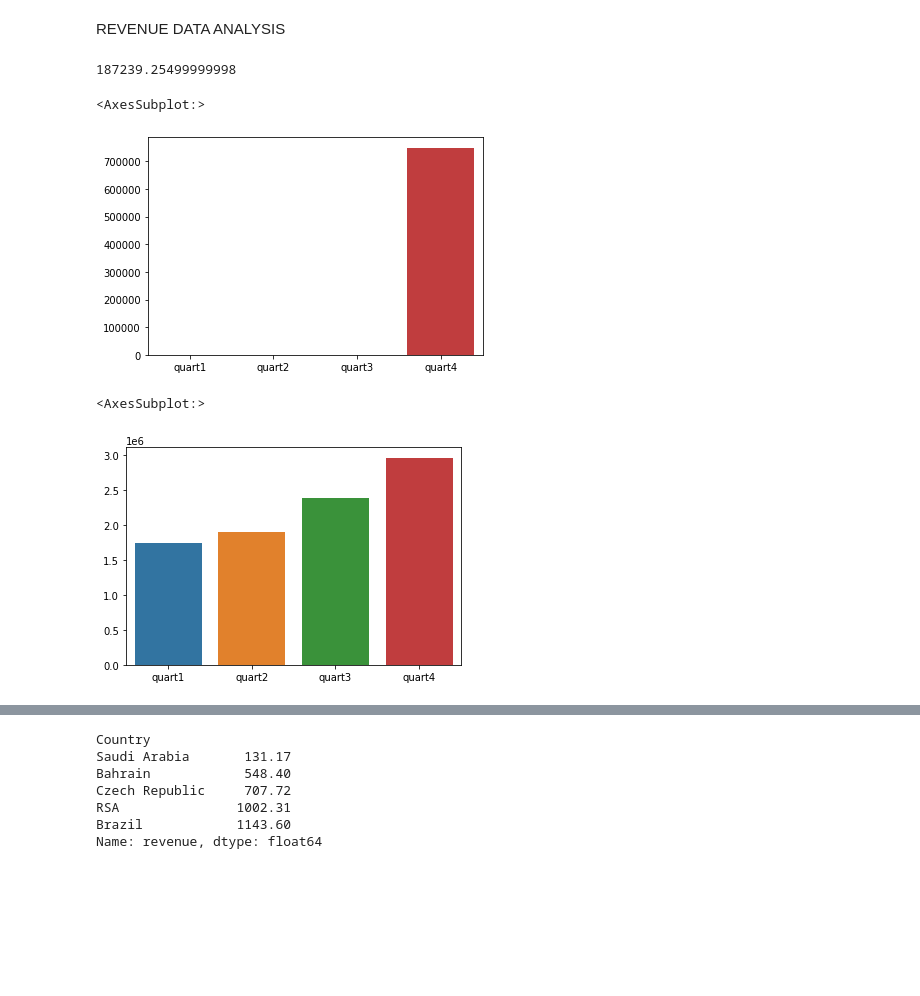
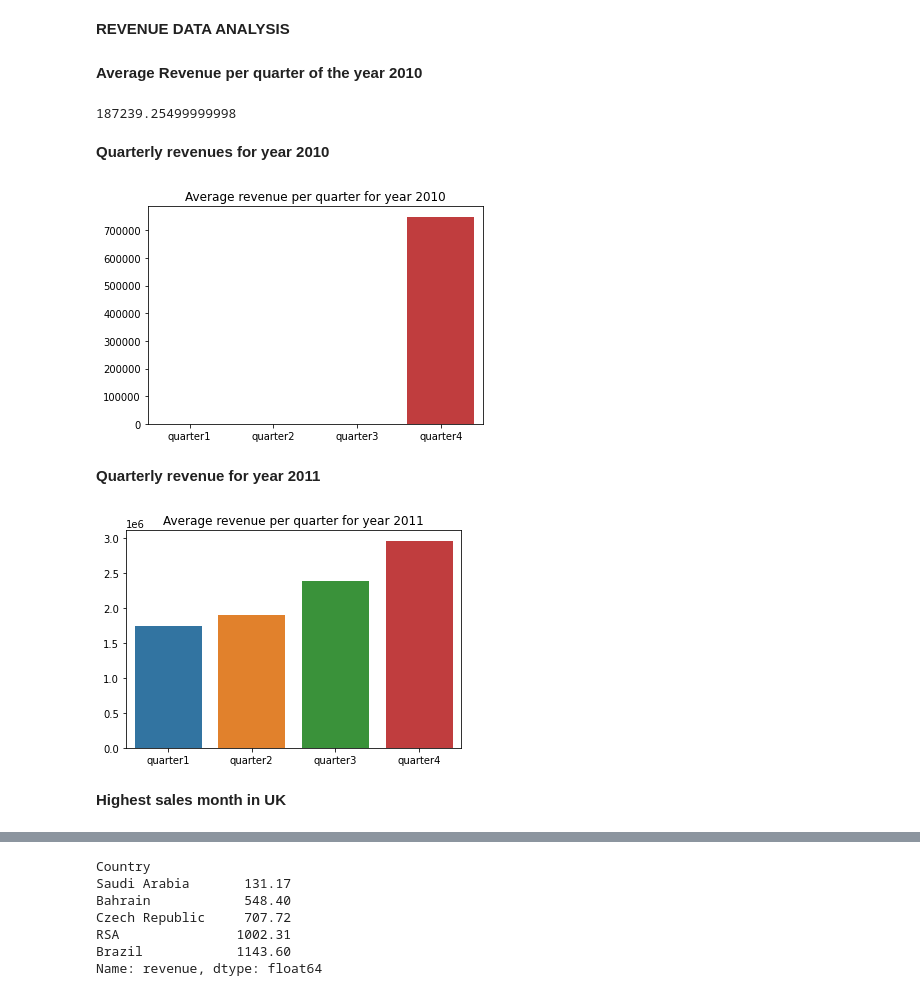
Before and after one commit to sameerksingh1236/Team_B_sameer_abhay, a Jupyter notebook: DataAnalysis/Data_Analysis_Sol.ipynb, the cells around one changed output, grey strips where cells are left out. Drawn from its saved outputs; the diff is of its cells as text; code cells hidden in the pictures; blank space fills up the shorter version.

Commit message:
Added final solution for Data Analysis Case Study

```diff
--- a/DataAnalysis/Data_Analysis_Sol.ipynb
+++ b/DataAnalysis/Data_Analysis_Sol.ipynb
@@ -76,5 +87,7 @@ IndexingError: Unalignable boolean Series provided as indexer (index of the bool
 # %% [markdown]
-REVENUE DATA ANALYSIS
+**REVENUE DATA ANALYSIS**
 # %%
 data['revenue']=data['Quantity']*data['UnitPrice']  #Adding a new Revenue column
+# %% [markdown]
+**Average Revenue per quarter of the year 2010**
 # %%
@@ -82,31 +94,38 @@ data['revenue']=data['Quantity']*data['UnitPrice']  #Adding a new Revenue column
 data[data['year']==2010]['revenue'].sum()/4
 # %% [output]
 187239.25499999998
+# %% [markdown]
+**Quarterly revenues for year 2010**
 # %%
-#Reve
 rev_year=data[data['year']==2010]
 rev_year.groupby('month').sum()
 rev_year_qt=dict()
-rev_year_qt['quart1']=rev_year[(rev_year['month']<=3)]['revenue'].sum()
-rev_year_qt['quart2']=rev_year[(rev_year['month']>3) & (rev_year['month']<=6)]['revenue'].sum()
-rev_year_qt['quart3']=rev_year[(rev_year['month']>6) & (rev_year['month']<=9)]['revenue'].sum()
-rev_year_qt['quart4']=rev_year[(rev_year['month']>9) & (rev_year['month']<=12)]['revenue'].sum()
+rev_year_qt['quarter1']=rev_year[(rev_year['month']<=3)]['revenue'].sum()
+rev_year_qt['quarter2']=rev_year[(rev_year['month']>3) & (rev_year['month']<=6)]['revenue'].sum()
+rev_year_qt['quarter3']=rev_year[(rev_year['month']>6) & (rev_year['month']<=9)]['revenue'].sum()
+rev_year_qt['quarter4']=rev_year[(rev_year['month']>9) & (rev_year['month']<=12)]['revenue'].sum()
 rev_per_quarter=pd.Series(data=rev_year_qt)
+plt.title('Average revenue per quarter for year 2010')
 snb.barplot(x=rev_per_quarter.index,y=rev_per_quarter.values)
+plt.show()
 # %% [output]
-<AxesSubplot:>
-[figure, old version]
+[figure, new version]
+# %% [markdown]
+**Quarterly revenue for year 2011**
 # %%
 rev_year=data[data['year']==2011]
 rev_year.groupby('month').sum()
 rev_year_qt=dict()
-rev_year_qt['quart1']=rev_year[(rev_year['month']<=3)]['revenue'].sum()
-rev_year_qt['quart2']=rev_year[(rev_year['month']>3) & (rev_year['month']<=6)]['revenue'].sum()
-rev_year_qt['quart3']=rev_year[(rev_year['month']>6) & (rev_year['month']<=9)]['revenue'].sum()
-rev_year_qt['quart4']=rev_year[(rev_year['month']>9) & (rev_year['month']<=12)]['revenue'].sum()
+rev_year_qt['quarter1']=rev_year[(rev_year['month']<=3)]['revenue'].sum()
+rev_year_qt['quarter2']=rev_year[(rev_year['month']>3) & (rev_year['month']<=6)]['revenue'].sum()
+rev_year_qt['quarter3']=rev_year[(rev_year['month']>6) & (rev_year['month']<=9)]['revenue'].sum()
+rev_year_qt['quarter4']=rev_year[(rev_year['month']>9) & (rev_year['month']<=12)]['revenue'].sum()
 rev_per_quarter=pd.Series(data=rev_year_qt)
+plt.title('Average revenue per quarter for year 2011')
 snb.barplot(x=rev_per_quarter.index,y=rev_per_quarter.values)
+plt.show()
 # %% [output]
-<AxesSubplot:>
-[figure, old version]
+[figure, new version]
+# %% [markdown]
+**Highest sales month in UK**
 # %%
```
Also changed, not shown: parts of 37 cells of this notebook.
